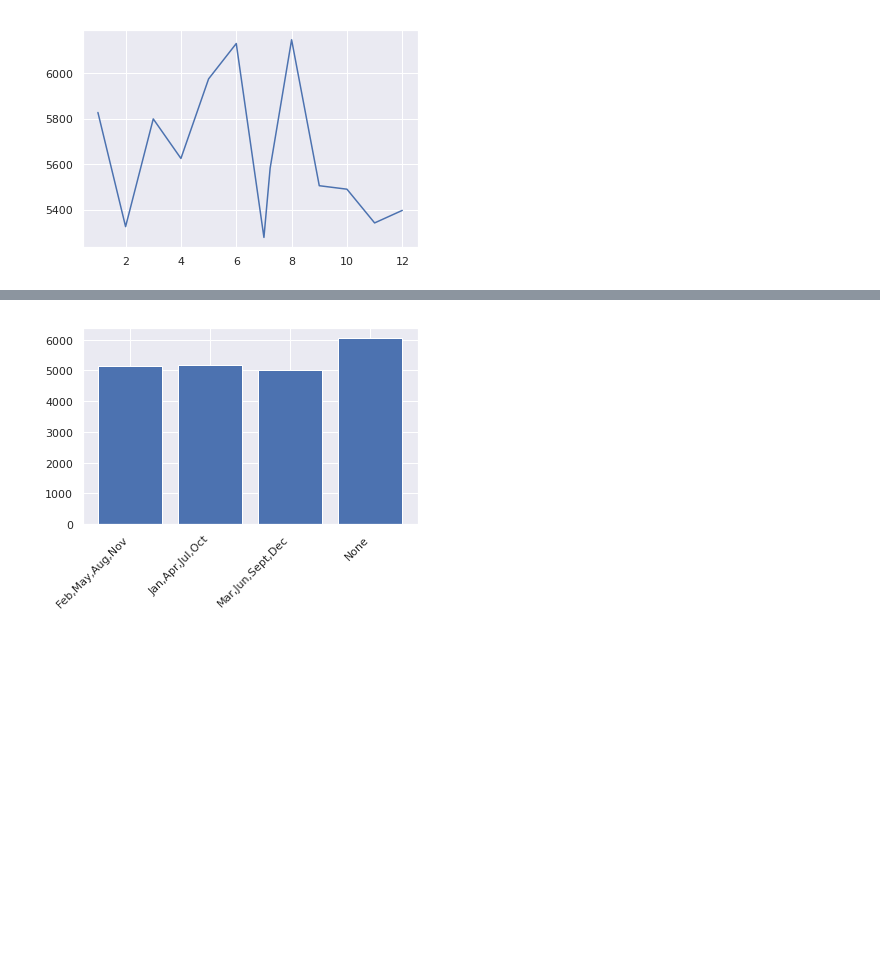
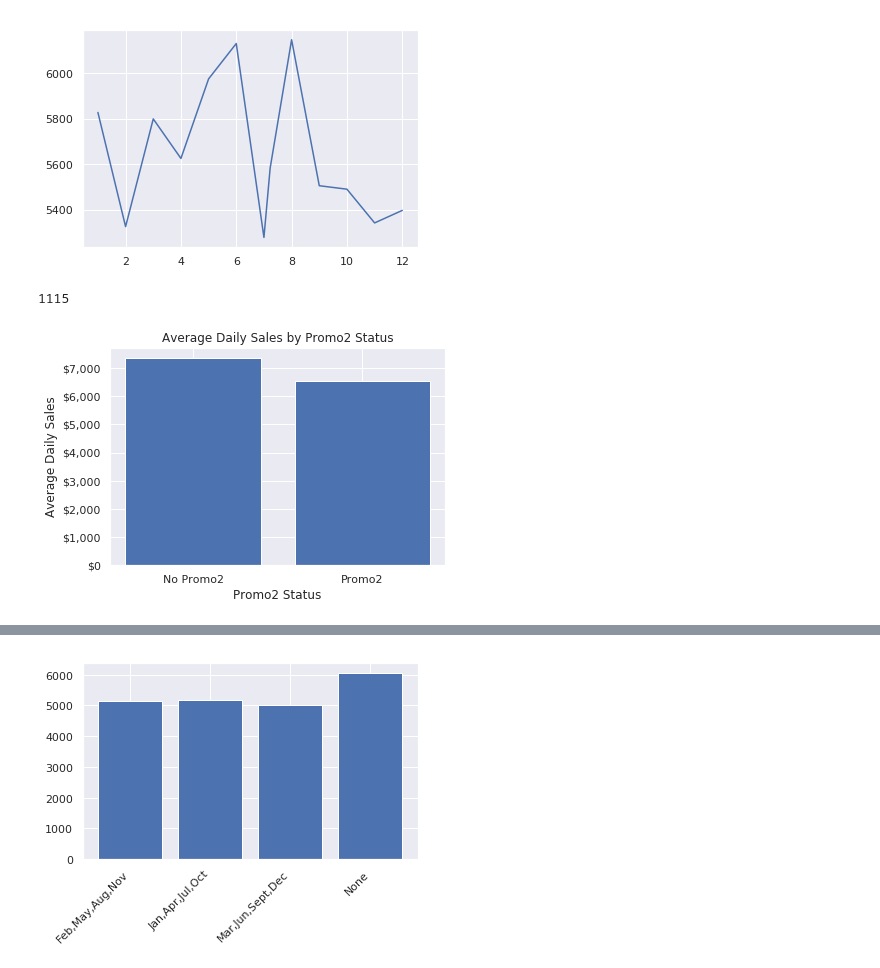
Before and after one commit to c74p/Capstone-SalesForecasting, a Jupyter notebook: notebooks/EDA/EDA.ipynb, the cells around one changed output, grey strips where cells are left out. Saved outputs shown, nothing was run; the diff lists cells and outputs as text; code cells hidden in the pictures; blank space fills up the shorter version.

```diff
--- a/notebooks/EDA/EDA.ipynb
+++ b/notebooks/EDA/EDA.ipynb
@@ -330,3 +330,19 @@ xs = np.array((df[['competition_open_since_month', 'sales']].groupby('competitio
 plt.plot(xs, avg_daily_sales_by_competition_open_since_month);
 # %% [output]
 [figure]
+# %%
+stores_by_promo2_interval
+# %% [output]
+1115
+# %%
+# Why run Promo2?
+open = df[df.open == 1]
+avg_daily_sales_by_promo2 = open.groupby('promo2').sales.mean()
+fig, ax = plt.subplots()
+ax.bar(x=['No Promo2', 'Promo2'], height=avg_daily_sales_by_promo2)
+ax.set_title('Average Daily Sales by Promo2 Status')
+ax.set_ylabel('Average Daily Sales')
+ax.set_yticklabels(['${:,.0f}'.format(x) for x in ax.get_yticks()])
+ax.set_xlabel('Promo2 Status');
+# %% [output]
+[figure, added]
```
Also changed, not shown: parts of 8 cells of this notebook, 10 other files.
